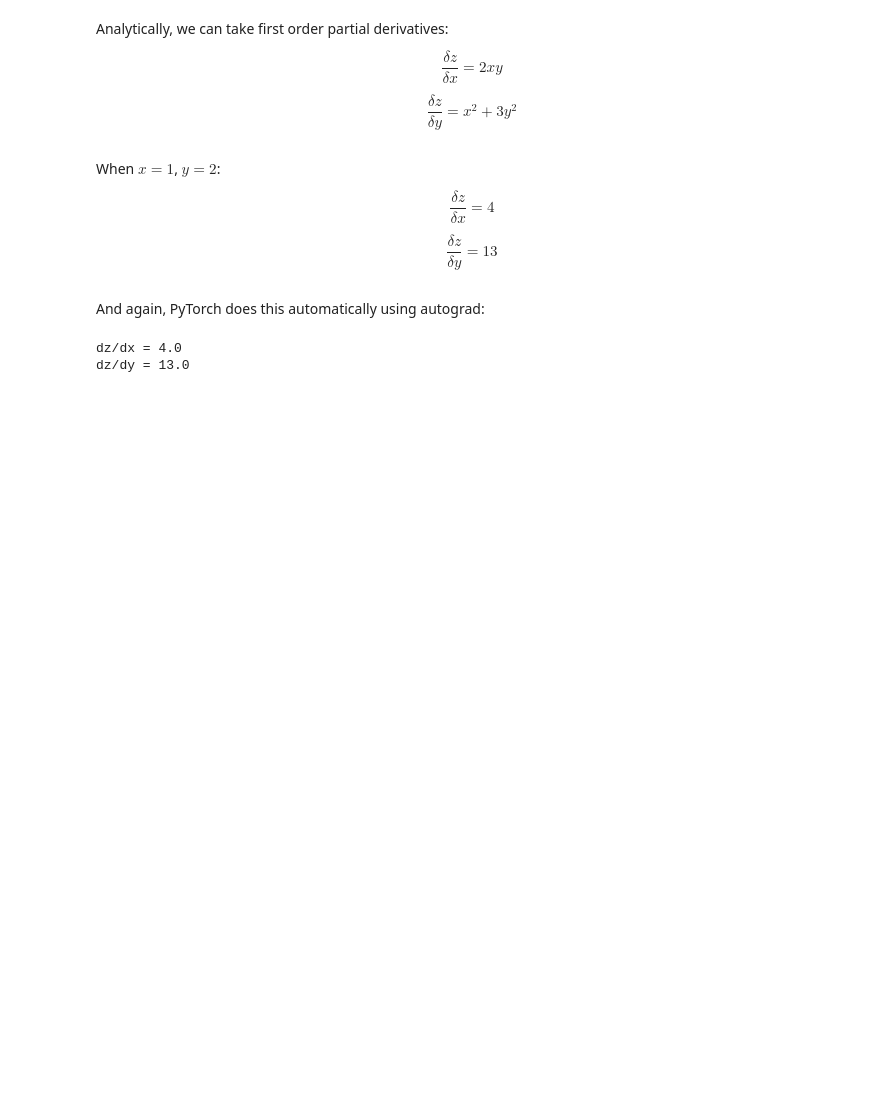
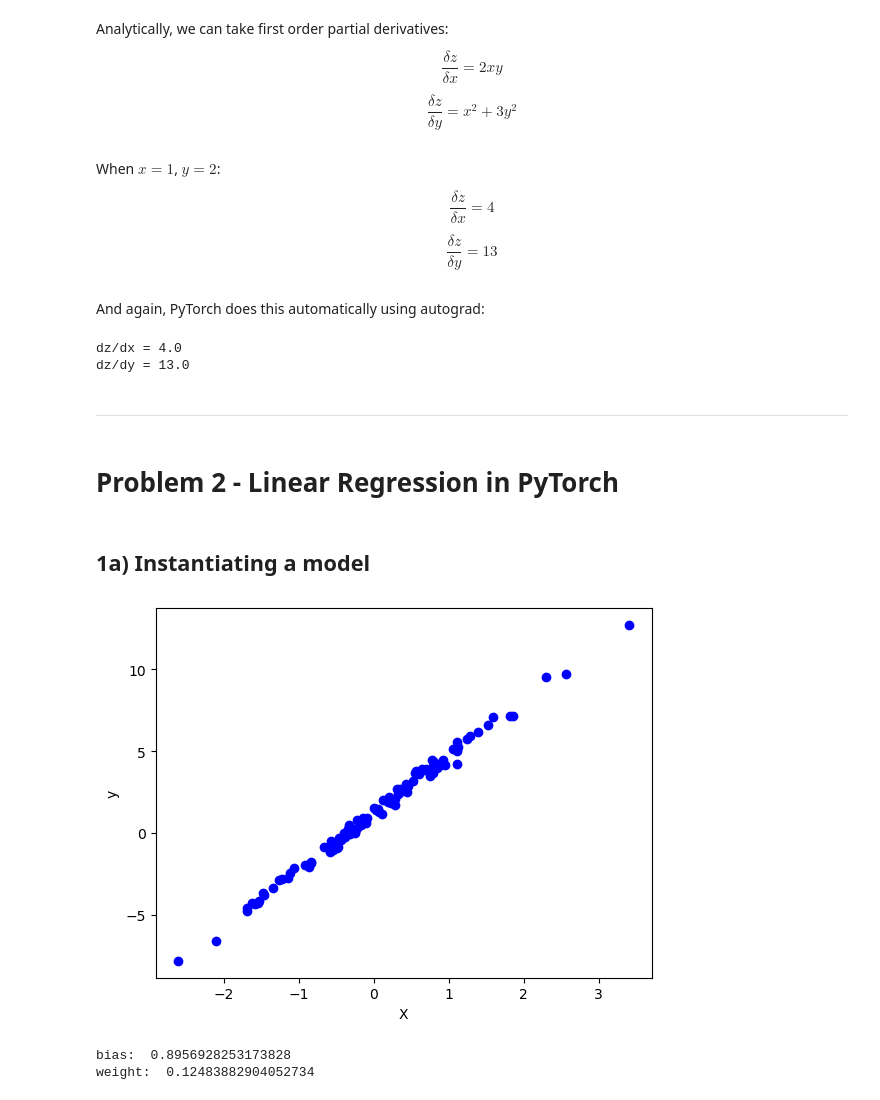
Before and after one commit to LuqmaanSahar/D200_PS1, a Jupyter notebook: problems.ipynb, the cells around one changed output. Cells and saved outputs as stored; diff of their text form; code cells hidden in the pictures; blank space fills up the shorter version.

Commit message:
Problem 2

```diff
--- a/problems.ipynb
+++ b/problems.ipynb
@@ -127,3 +143,38 @@ print("dz/dy =", y.grad.item())
 # %% [output]
 dz/dx = 4.0
 dz/dy = 13.0
+# %% [markdown]
+____
+# %% [markdown]
+# Problem 2 - Linear Regression in PyTorch
+# %% [markdown]
+## 1a) Instantiating a model
+# %%
+# PyTorch specific stochastic processes use a different seed to random.seed()
+torch.manual_seed(0)
+
+# Generate synthetic data for linear regression
+n_samples = 100
+true_weight = 3.5
+true_bias = 1.2
+X = torch.randn(n_samples, 1)
+y = true_weight * X + true_bias + 0.3 * torch.randn(n_samples, 1)
+# %%
+# A quick visualisation of the generated data
+plt.scatter(X, y, color = "blue")
+plt.xlabel("X")
+plt.ylabel("y")
+plt.show()
+# %% [output]
+[figure, added]
+# %%
+# Initialise a linear model
+model = nn.Linear(in_features=1, out_features=1)
+
+# The initial parameters of the model are randomly chosen
+# We have not yet shown the model any of the data
+print("bias: ", model.bias.item())
+print("weight: ", model.weight.item())
+# %% [output]
+bias:  0.8956928253173828
+weight:  0.12483882904052734
```
Also changed, not shown: parts of 26 cells of this notebook, 1 other file.
